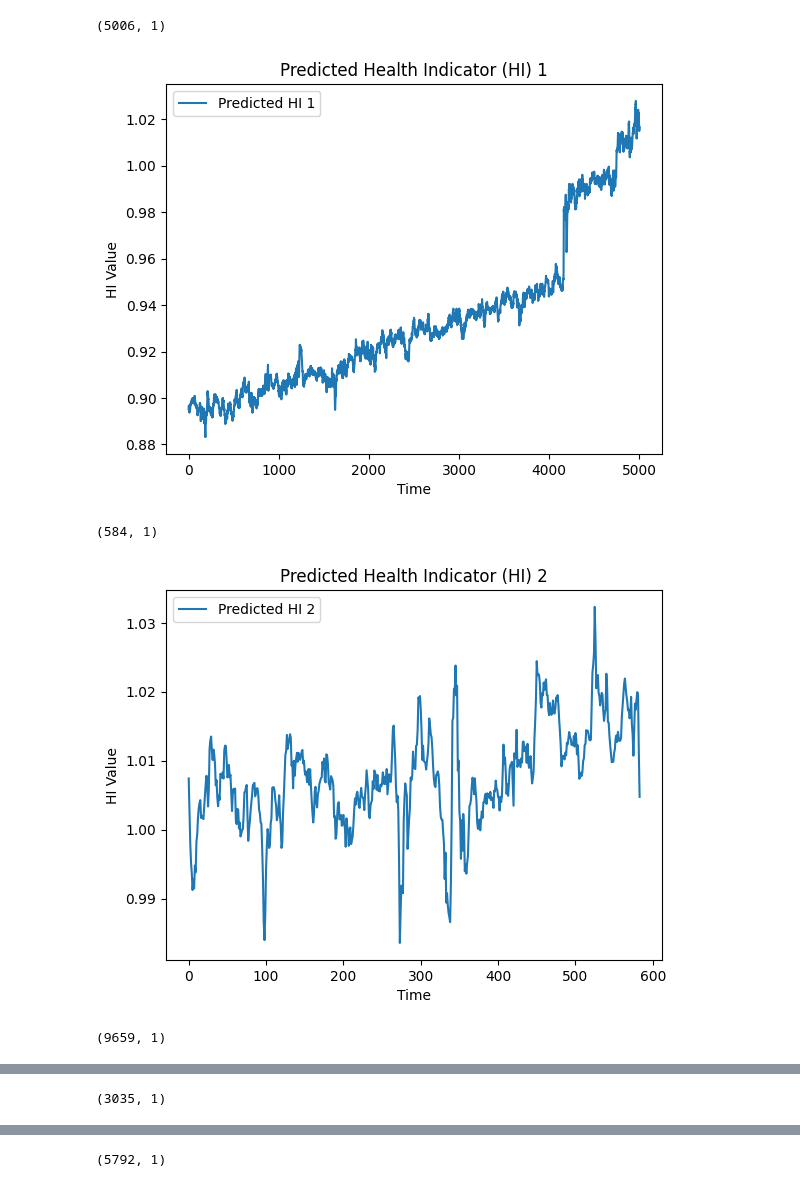
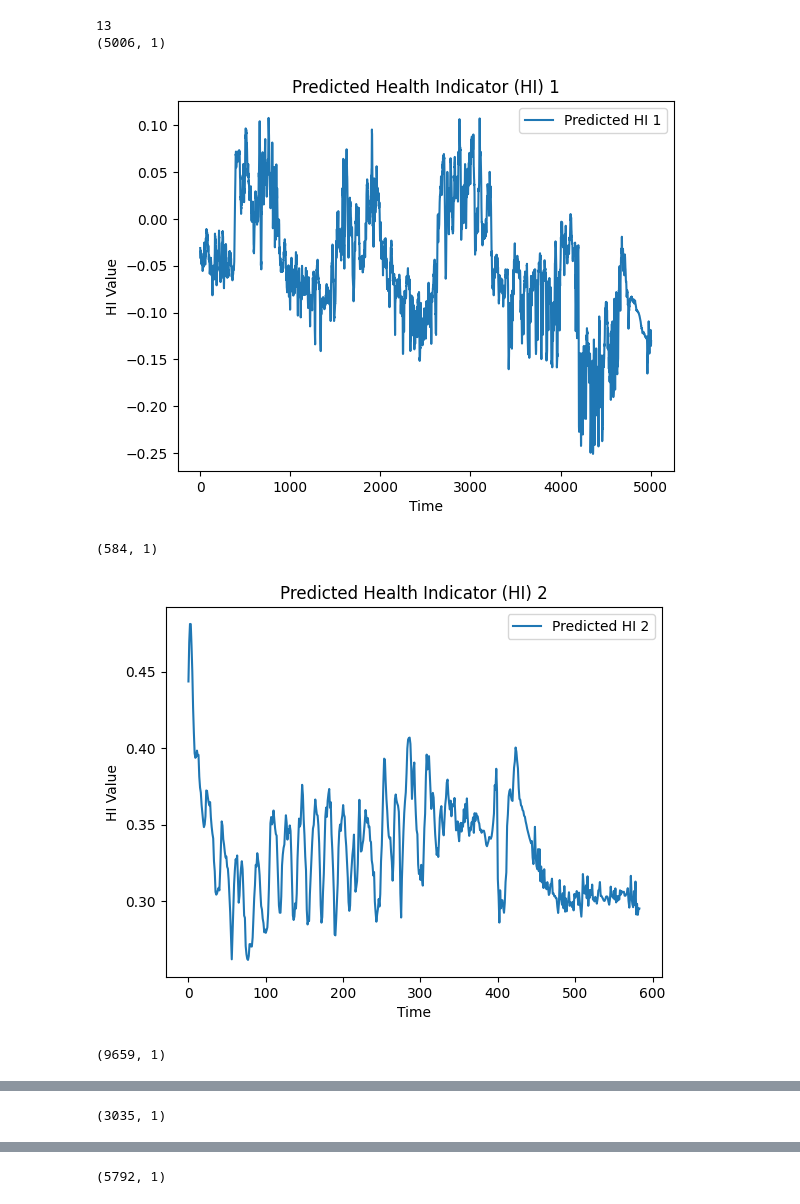
Before and after one commit to duc-an-nguyen/hiConstruction, a Jupyter notebook: crusherPrediction.ipynb, the cells around one changed output, grey strips where cells are left out. Cells and saved outputs as stored; diff of their text form; code cells hidden in the pictures.

```diff
--- a/crusherPrediction.ipynb
+++ b/crusherPrediction.ipynb
@@ -65,0 +45,3 @@ Process:48183||2024-11-10 16:23:59,704-INFO [preProcessingData.py:normalizeBuili
+# %%
+preData     = PreProcessData(config = myConfig)                    # Preprocessing data
+effTraj, cycleTraj    = preData.getTestData()
@@ -111,13 +102,12 @@ for idx in range(len(effTraj)):
 
     # if len(componentTrajectory) < preData.config['seqLength']:
     #     continue
-    seqEff,seqMani,seqCycle         = preData.getTensorData(dataList   = [effTraj, maniTraj, rul_trajectories],
+    seqEff, seqCycle         = preData.getTensorData(dataList         = [effTraj, cycleTraj],
                                                              seqLength  = preData.config['seqLength'],
                                                              overlap    = preData.config['seqLength']-1,
                                                              getAtIdx   = idx + 1,
                                                              typeInput  = "listOfList")
-    seqCycle    = seqCycle[:,-1,:]
 
-    hi = model.getHIandRUL([seqEff,seqMani])
+    hi, binaryMask = model.getHIandRUL(seqEff)
     zAll.append(hi)
 # %% [output]
@@ -141,16 +131,19 @@ Process:48183||2024-11-10 16:24:10,138-INFO [preProcessingData.py:getTensorData(
 # %%
+tf.print(sum(binaryMask))
+
 for i, z in enumerate(zAll):
     print(z.shape)
     plt.figure()
     plt.plot(z, label=f'Predicted HI {i+1}')
     plt.title(f'Predicted Health Indicator (HI) {i+1}')
     plt.xlabel('Time')
     plt.ylabel('HI Value')
     plt.legend()
     plt.show()
 # %% [output]
+13
 (5006, 1)
-[figure, old version]
+[figure, new version]
 (584, 1)
-[figure, old version]
+[figure, new version]
 (9659, 1)
```
Also changed, not shown: parts of 6 cells of this notebook, 16 other files.
